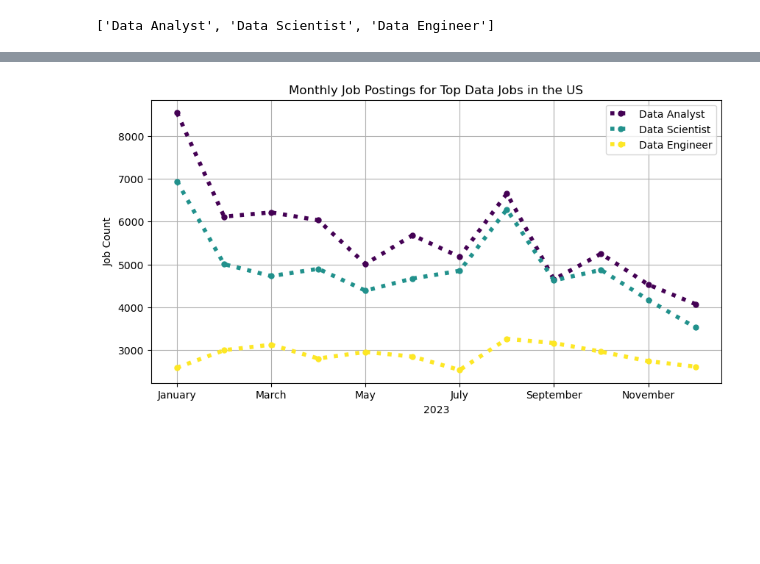
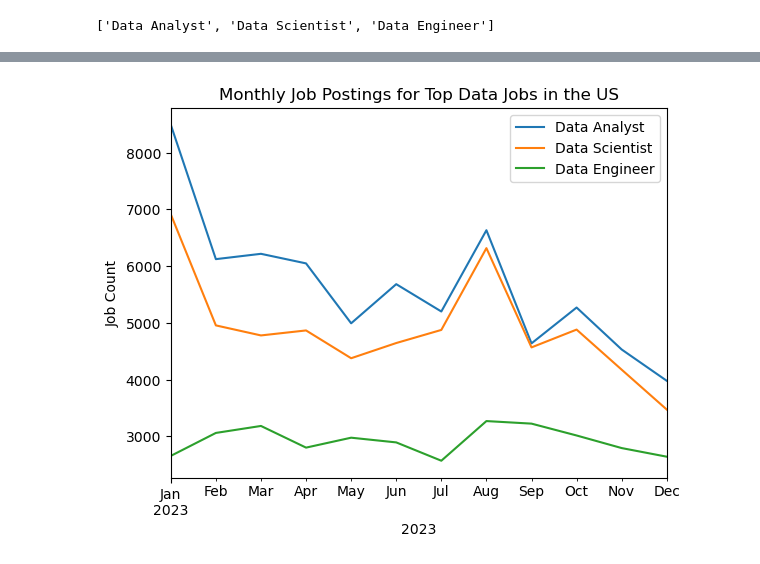
Before and after one commit to lukebarousse/Python_Data_Analytics_Course, a Jupyter notebook: 2_Advanced/06_Exercise_Job_Demand.ipynb, the cells around one changed output, grey strips where cells are left out. Saved outputs shown, nothing was run; the diff lists cells and outputs as text; code cells hidden in the pictures; blank space fills up the shorter version.

Commit message:
update for easier method to update months

```diff
--- a/2_Advanced/06_Exercise_Job_Demand.ipynb
+++ b/2_Advanced/06_Exercise_Job_Demand.ipynb
@@ -120,0 +127,7 @@ plt.show()
+# %%
+# extract the month name from 'job_posted_date'
+df_US['job_posted_month'] = df_US['job_posted_date'].dt.to_period('M')
+# %%
+df_US_pivot = df_US.pivot_table(index='job_posted_month', columns='job_title_short', aggfunc='size')
+
+df_US_pivot
@@ -121,18 +149,9 @@ plt.show()
 # %%
-df_US_pivot[top_3].plot(
-    kind='line',
-    linewidth=4,
-    marker='o', # options: 'o', 'x', '+', '*', 's', ',', '.', '1', '2', '3', '4', ...
-    markersize=5,
-    linestyle=':', # options: '-', '--', '-.', ':'
-    colormap='viridis', # options: 'viridis', 'plasma', 'inferno', 'magma', 'cividis'
-    figsize=(10, 5)
-    )
+df_US_pivot[top_3].plot(kind='line')
 plt.title('Monthly Job Postings for Top Data Jobs in the US')
 plt.xlabel('2023')
 plt.ylabel('Job Count')
-plt.grid()
 plt.legend()
 plt.show()
 # %% [output]
-[figure, old version]
+[figure, new version]
```
Also changed, not shown: parts of 7 cells of this notebook.
